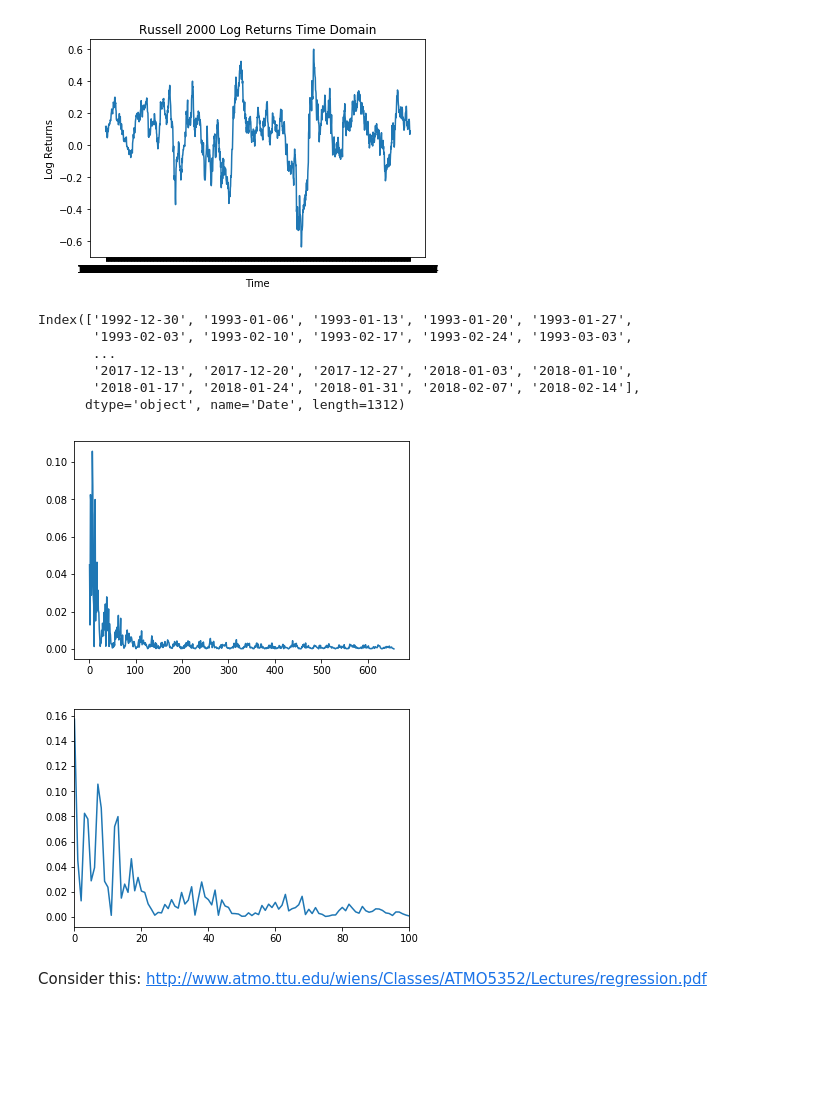
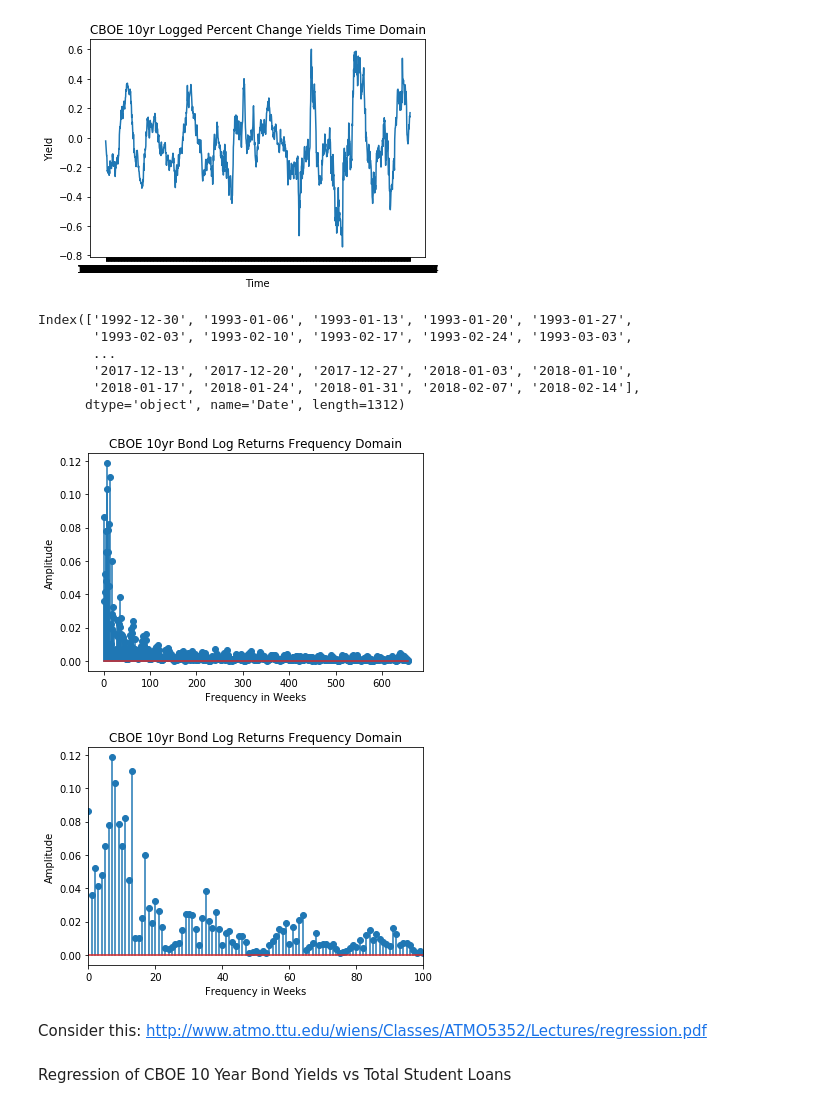
Before and after one commit to cyu1221/CS506, a Jupyter notebook: initial_exploritory_visualizations/fourier_transform/FFT.ipynb, the cells around one changed output. Cells and saved outputs as stored; diff of their text form; code cells hidden in the pictures; blank space fills up the shorter version.

```diff
--- a/initial_exploritory_visualizations/fourier_transform/FFT.ipynb
+++ b/initial_exploritory_visualizations/fourier_transform/FFT.ipynb
@@ -7,14 +10,14 @@ import numpy as np
 %matplotlib inline
 # %%
-RUT = pd.read_csv('./../../data/economic_data/RUT_log_returns.csv', index_col='Date')
+TNX_full = pd.read_csv('./../../data/economic_data/TNX_log_returns.csv', index_col='Date')
 # %%
-plt.plot_date(RUT.index, RUT['Log Returns'], '-')
-plt.title('Russell 2000 Log Returns Time Domain')
+plt.plot_date(TNX_full.index, TNX_full['Log Returns'], '-')
+plt.title('CBOE 10yr Logged Percent Change Yields Time Domain')
 plt.xlabel('Time')
-plt.ylabel('Log Returns')
+plt.ylabel('Yield')
 plt.show()
 # %% [output]
-[figure, old version]
+[figure, new version]
 # %%
 RUT.index
 # %% [output]
@@ -27,36 +30,41 @@ Index(['1992-12-30', '1993-01-06', '1993-01-13', '1993-01-20', '1993-01-27',
 # %%
 #define sampling rate
 srate = 1312
 
 #time vector, number of time points
-RUTtx = RUT.index
+RUTtx = TNX_full.index
 RUTn = len(RUTtx)
 
 #plt.plot(RUTtx, RUT['Log Returns'])
 
 #Compute Fourier Coefficients
-RUTcoefs = fft(RUT['Log Returns'])/RUTn
+RUTcoefs = fft(TNX_full['Log Returns'])/RUTn
 
 # Compute frequency vector
 RUTfreq = np.linspace(0, srate/2, int(np.floor(RUTn/2)+1))
 
 # extract amplitudes
 RUTamps = 2*np.abs(RUTcoefs)
 
 # Show Frequency Domain
-plt.plot(RUTfreq, RUTamps[0:int(np.floor(RUTn/2)+1)])
-plt.title('Russell 2000 Log Returns Frequency Domain')
-plt.xlable('Frequency in Weeks')
-plt.ylable('Amplitude')
+plt.stem(RUTfreq, RUTamps[0:int(np.floor(RUTn/2)+1)])
+plt.title('CBOE 10yr Bond Log Returns Frequency Domain')
+plt.xlabel('Frequency in Weeks')
+plt.ylabel('Amplitude')
 plt.show()
 # %% [output]
-[figure, old version]
+[figure, new version]
 # %%
 # Show Frequency Domain
-plt.plot(RUTfreq, RUTamps[0:int(np.floor(RUTn/2)+1)])
+plt.stem(RUTfreq, RUTamps[0:int(np.floor(RUTn/2)+1)])
+plt.title('CBOE 10yr Bond Log Returns Frequency Domain')
+plt.xlabel('Frequency in Weeks')
+plt.ylabel('Amplitude')
 plt.xlim([0,100])
 plt.show()
 # %% [output]
-[figure, old version]
+[figure, new version]
 # %% [markdown]
 Consider this: http://www.atmo.ttu.edu/wiens/Classes/ATMO5352/Lectures/regression.pdf
+# %% [markdown]
+Regression of CBOE 10 Year Bond Yields vs Total Student Loans
```
Also changed, not shown: parts of 22 cells of this notebook, 8 other files.
